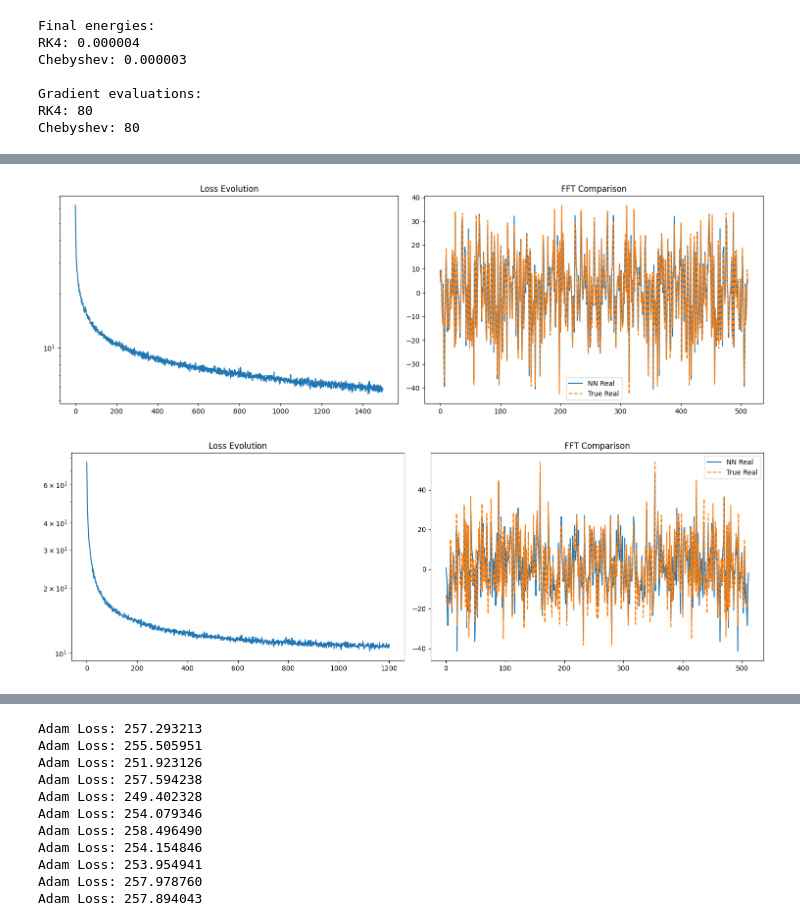
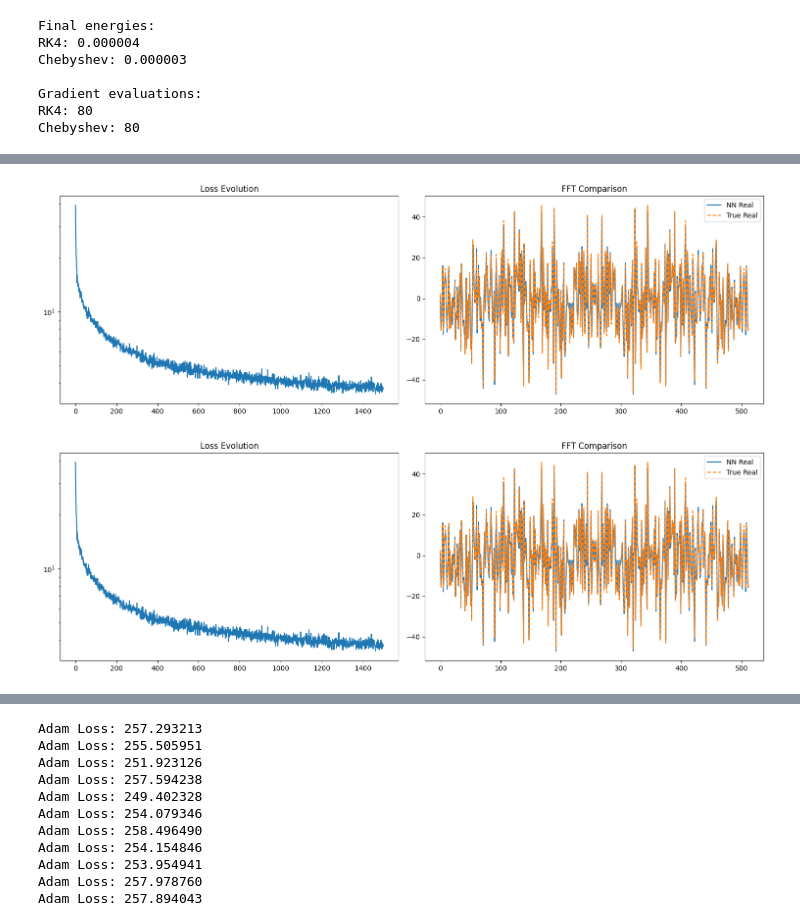
Before and after one commit to falseywinchnet/AI_STUFF, a Jupyter notebook: RCO.ipynb, the cells around one changed output, grey strips where cells are left out. Cells and saved outputs as stored; diff of their text form; code cells hidden in the pictures.

```diff
--- a/RCO.ipynb
+++ b/RCO.ipynb
@@ -536,31 +536,23 @@ class RCO(Optimizer):
      """
     def __init__(self, model):  # Add clip_value parameter
         self.model = model
-        self.lr2 = 1.0
-        self.odd = 1
 
     def compute_loss(self, x, y):
         y_pred = self.model(x)
         return torch.mean((y_pred - y)**2)
 
     def step(self, x, y):
-        if self.odd:
-          self.lr2 = max(self.lr2 * 0.9995, 0.5)
-        else:
-          self.lr2 = min(self.lr2 * 1.0001, 1.0)
+        # Initial k1
 
-        self.odd = not self.odd
-        # Initial k1
         loss = self.compute_loss(x, y)
         loss.backward()
         k1 = [p.grad.clone() for p in self.model.parameters()]
-
         # Store original params
         orig_params = [p.data.clone() for p in self.model.parameters()]
 
         # RK4
         for p, k in zip(self.model.parameters(), k1):
-            p.data -= k *(6*self.lr2)
+            p.data -= k *6
         loss = self.compute_loss(x, y)
         loss.backward()
         k2_rk4 = [p.grad.clone() for p in self.model.parameters()]
@@ -569,7 +561,7 @@ class RCO(Optimizer):
         for p, orig in zip(self.model.parameters(), orig_params):
             p.data.copy_(orig)
         for p, k in zip(self.model.parameters(), k2_rk4):
-            p.data -= k *(4*self.lr2)
+            p.data -= k *4
         loss = self.compute_loss(x, y)
         loss.backward()
         k3_rk4 = [p.grad.clone() for p in self.model.parameters()]
@@ -578,7 +570,7 @@ class RCO(Optimizer):
         for p, orig in zip(self.model.parameters(), orig_params):
             p.data.copy_(orig)
         for p, k in zip(self.model.parameters(), k3_rk4):
-            p.data -= k *(12*self.lr2)
+            p.data -= k *12
         loss = self.compute_loss(x, y)
         loss.backward()
         k4_rk4 = [p.grad.clone() for p in self.model.parameters()]
@@ -589,9 +581,9 @@ class RCO(Optimizer):
             p.data.copy_(orig)
 
         # Chebyshev nodes
-        c1 =(12 *self.lr2)* (1 + np.cos(3*np.pi/8))/2
-        c2 =(12*self.lr2)* (1 + np.cos(np.pi/8))/2
-        c3 =(12 *self.lr2)* (1 - np.cos(np.pi/8))/2
+        c1 =12* (1 + np.cos(3*np.pi/8))/2
+        c2 =12 * (1 + np.cos(np.pi/8))/2
+        c3 =12  * (1 - np.cos(np.pi/8))/2
 
         # k2 Cheb
         for p, k in zip(self.model.parameters(), k1):
@@ -621,21 +613,21 @@ class RCO(Optimizer):
         # Combine RK4 result
         rk4_update = []
         for k1_p, k2_p, k3_p, k4_p in zip(k1, k2_rk4, k3_rk4, k4_rk4):
-            update = (k1_p + 2*k2_p + 2*k3_p + k4_p)/(6*self.lr2)
+            update = (k1_p*1 + k2_p*2 + k3_p*3 + k4_p*1)/6
             rk4_update.append(update)
 
         # Combine Cheb result
-        w1 = w2 = (18 + 5*np.sqrt(5))/72
-        w3 = w4 = (18 - 5*np.sqrt(5))/72
+        w1 = w2 = w3 = w4 = 4/3
+
         cheb_update = []
         for k1_p, k2_p, k3_p, k4_p in zip(k1, k2_cheb, k3_cheb, k4_cheb):
-            update = (w1*k1_p + w2*k2_p + w3*k3_p + w4*k4_p)/(6*self.lr2)
+            update = (w1*k1_p + w2*k2_p + w3*k3_p + w4*k4_p)/16
             cheb_update.append(update)
 
         # Average the two methods and apply final clipping
         for i, (p, rk4_u, cheb_u) in enumerate(zip(self.model.parameters(), rk4_update, cheb_update)):
             update = (rk4_u + cheb_u)/2
-            p.data -= update * (12 *self.lr2)
+            p.data -=(update *12)*.9
             p.grad.zero_()
 
         final_loss = self.compute_loss(x, y)
@@ -700,4 +692,4 @@ Epoch 1499, Loss: 5.815672
-[figure, old version]
+[figure, new version]
 # %%
 
 
@@ -720,7 +712,7 @@ plt.legend()
 plt.tight_layout()
 plt.show()
 # %% [output]
-[figure, old version]
+[figure, new version]
 # %%
 import numpy as np
 from scipy.optimize import curve_fit
```
Also changed, not shown: parts of 2 cells of this notebook.
